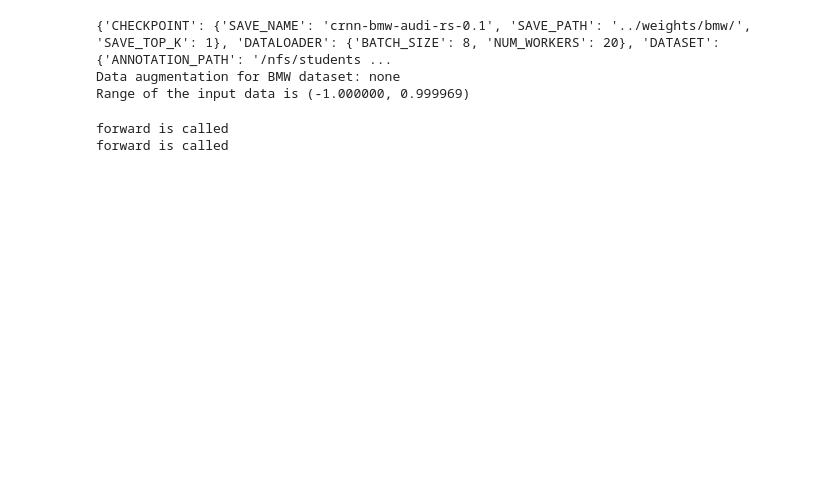
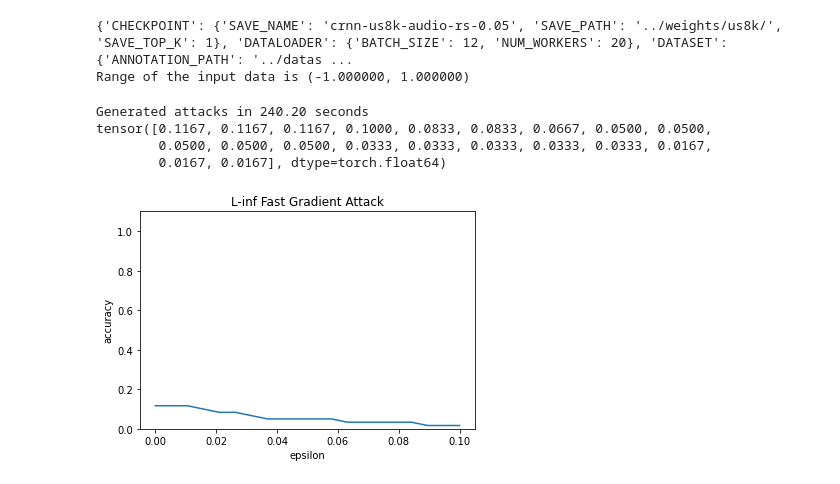
Before and after one commit to Vardanush/Robust-audio-classification, a Jupyter notebook: notebooks/run_attacks.ipynb, the cells around one changed output. Cells and saved outputs as stored; diff of their text form; code cells hidden in the pictures; blank space fills up the shorter version.

```diff
--- a/notebooks/run_attacks.ipynb
+++ b/notebooks/run_attacks.ipynb
@@ -60,0 +61,17 @@ from audio_classification.tools.foolbox_attack import _get_loss_fn, _value_and_g
+# %%
+torch.cuda.empty_cache()
+project="UrbanSound8k"
+max_rad = 0.1
+title = 'us8k_audio_rs_0.05'
+config_path = 'logs/us8k/crnn-us8k-audio-rs-0.05/version_0/hparams.yaml'
+pretrained_path = 'weights/us8k/crnn-us8k-audio-rs-0.05-epoch=129-val_acc=0.701.ckpt'
+attack_model_for_randomize_smoothing(project_dir, config_path, pretrained_path, title,
+                                     project=project, attack_type = 'linf', max_radius=max_rad, save_folder=save_folder)
+# %% [output]
+{'CHECKPOINT': {'SAVE_NAME': 'crnn-us8k-audio-rs-0.05', 'SAVE_PATH': '../weights/us8k/', 'SAVE_TOP_K': 1}, 'DATALOADER': {'BATCH_SIZE': 12, 'NUM_WORKERS': 20}, 'DATASET': {'ANNOTATION_PATH': '../datas ...
+Range of the input data is (-1.000000, 1.000000)
+Generated attacks in 240.20 seconds
+tensor([0.1167, 0.1167, 0.1167, 0.1000, 0.0833, 0.0833, 0.0667, 0.0500, 0.0500,
+        0.0500, 0.0500, 0.0500, 0.0333, 0.0333, 0.0333, 0.0333, 0.0333, 0.0167,
+        0.0167, 0.0167], dtype=torch.float64)
+[figure, added]
@@ -66,46 +94,0 @@ pretrained_path = 'weights/bmw/crnn-bmw-audi-rs-0.1-epoch=112-val_acc=0.902.ckpt
-# %%
-project="BMW"
-with open(os.path.join(project_dir, config_path), "r") as config_file:
-    configs = yaml.load(config_file)
-configs["ATTACK"]=True
-print(configs)
-
-# use test/validattion set
-if project=="BMW":
-    val_set = BMWDataset(configs, [11], transform=get_transform(configs)) # actually the test set
-elif project=="UrbanSound8k":
-    val_set = UrbanSoundDataset(configs, [10], transform=get_transform(configs))
-val_loader = DataLoader(val_set, batch_size=24, shuffle=False,
-                                num_workers=configs["DATALOADER"]["NUM_WORKERS"],
-                                pin_memory=True, collate_fn = collate)
-
-# Get the upper bound and lower bound on the values of the data, to be used as constraint in PGD
-lower_bounds = []
-upper_bounds = []
-for step, (x, y, seq_lens) in enumerate(val_loader):
-    upper_bounds.append(torch.max(x))
-    lower_bounds.append(torch.min(x))
-lower_bound = min(lower_bounds)
-upper_bound = max(upper_bounds)
-print("Range of the input data is (%f, %f)" %(lower_bound, upper_bound))
-
-path_to_checkpoint = os.path.join(project_dir, pretrained_path)
-# Get the class weights, used in reloading the model
-if configs['DATASET']['WEIGHT']=='NORMAL':
-    weight = torch.tensor([28.9047, 14.8049,  4.5985,  2.4675,  4.4632, 19.5806]).to(device=device)
-elif configs['DATASET']['WEIGHT']=='SQUARED':
-    weight = torch.tensor([835.4845, 219.1843,  21.1461,   6.0885,  19.9205, 383.4014]).to(device=device)
-else:
-    weight = None
-
-if configs["MODEL"]["CRNN"]["RANDOMISED_SMOOTHING"] == True:
-    base_classifier = LitCRNN.load_from_checkpoint(path_to_checkpoint, cfg=configs, class_weights=weight, strict=False, map_location=device).eval()
-    model = SmoothClassifier.load_from_checkpoint(checkpoint_path=path_to_checkpoint, cfg=configs, map_location=device, class_weights=weight, base_classifier = base_classifier.to(device=device)).eval()
-else:
-    model = LitCRNN.load_from_checkpoint(path_to_checkpoint, cfg=configs, class_weights=weight, strict=False, map_location=device).eval()
-
-fmodel = PyTorchModel(model, bounds=(lower_bound, upper_bound), device=device)
-# %% [output]
-{'CHECKPOINT': {'SAVE_NAME': 'crnn-bmw-audi-rs-0.1', 'SAVE_PATH': '../weights/bmw/', 'SAVE_TOP_K': 1}, 'DATALOADER': {'BATCH_SIZE': 8, 'NUM_WORKERS': 20}, 'DATASET': {'ANNOTATION_PATH': '/nfs/students ...
-Data augmentation for BMW dataset: none
-Range of the input data is (-1.000000, 0.999969)
@@ -128,12 +94,0 @@ attack = FGSM()
-# %%
-epsilons = 0.001
-attack.run = types.MethodType(_run, attack)
-attack.get_loss_fn = types.MethodType(_get_loss_fn, attack)
-attack.value_and_grad = types.MethodType(_value_and_grad, attack)
-raw, clipped, is_adv = attack(fmodel, clips, labels, epsilons=epsilons, original_lengths=lengths)
-
-is_adv = is_adv.cpu()
-clipped = clipped.cpu() #"Attacks samples"
-# %% [output]
-forward is called
-forward is called
```
Also changed, not shown: parts of 10 cells of this notebook, 3 other files.
